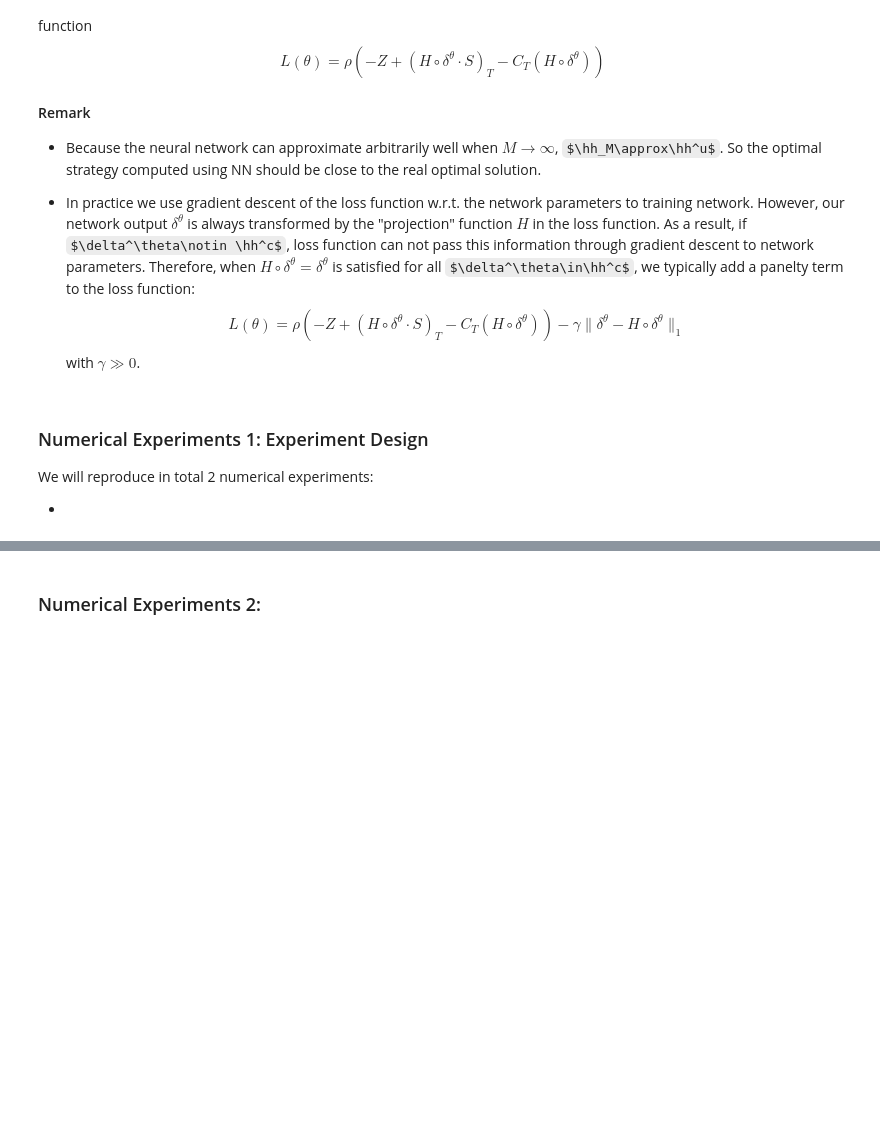
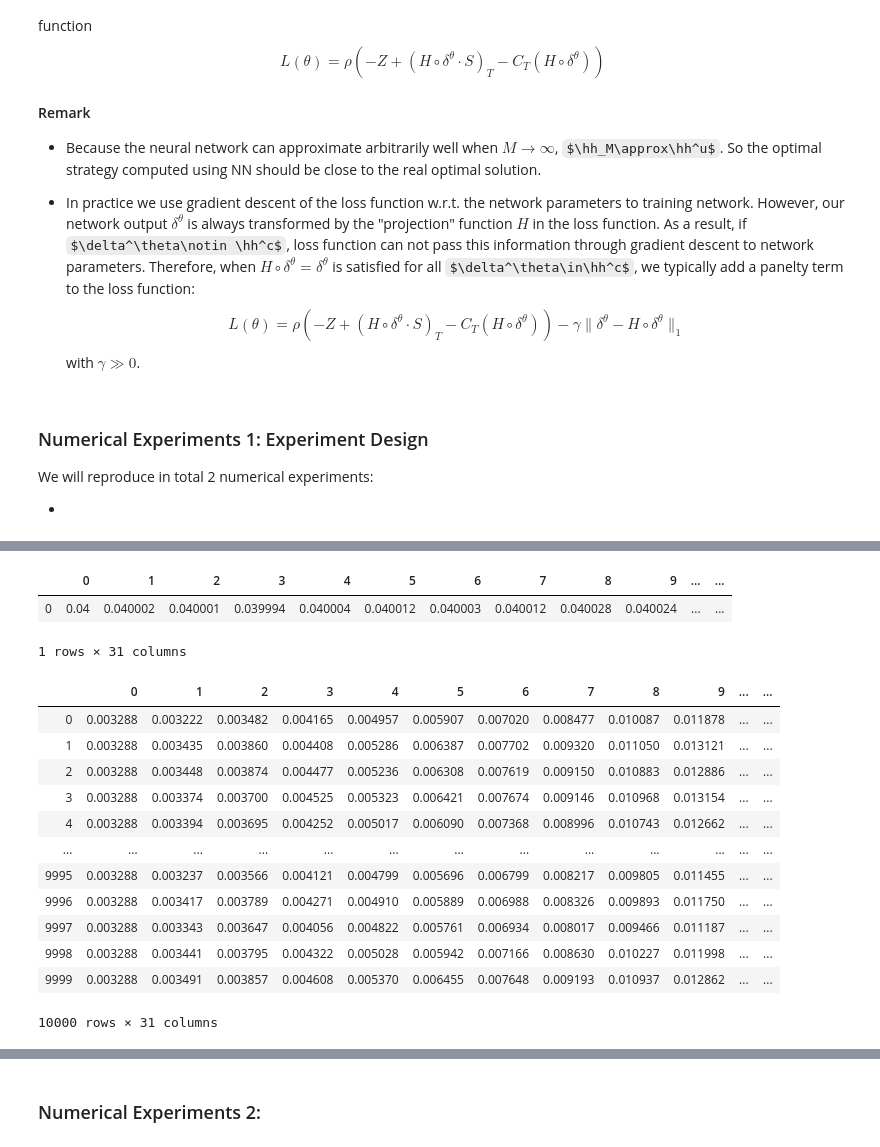
Before and after one commit to CindyLi-Ayi/FE-project, a Jupyter notebook: NSD_FinalProject_LiXinyi_YuYinjie.ipynb, the cells around one changed output, grey strips where cells are left out. Cells and saved outputs as stored; diff of their text form; code cells hidden in the pictures; some formulas as TeX source; blank space fills up the shorter version.

```diff
--- a/NSD_FinalProject_LiXinyi_YuYinjie.ipynb
+++ b/NSD_FinalProject_LiXinyi_YuYinjie.ipynb
@@ -287,0 +345,18 @@ We will reproduce in total 2 numerical experiments:
+# %%
+import numpy as np
+import pandas as pd
+
+# save spot and vol paths from generator to dataframe
+def generate_multi_paths_df(path_generator, num_paths):
+    spot_paths,vol_paths = [], []
+    for i in range(num_paths):
+        sample_path = path_generator.next()
+        value = sample_path.value()
+        spot, vol = value
+        spot_paths.append([x for x in spot])
+        vol_paths.append([x for x in vol])
+    df_spot = pd.DataFrame(spot_paths, columns=time_list)
+    df_vol = pd.DataFrame(vol_paths, columns=time_list)
+    return df_spot, df_vol
+
+df_spot, df_vol = generate_multi_paths_df(path_generator, N_sample)
@@ -287,0 +383,31 @@ We will reproduce in total 2 numerical experiments:
+# %%
+df_vol.mean().to_frame().transpose()
+# %% [output]
+|  | 0 | 1 | 2 | 3 | 4 | 5 | 6 | 7 | 8 | 9 | ... | ... |
+| 0 | 0.04 | 0.040002 | 0.040001 | 0.039994 | 0.040004 | 0.040012 | 0.040003 | 0.040012 | 0.040028 | 0.040024 | ... | ... |
+1 rows × 31 columns
+# %%
+def calculate_variance_swap(v,t):
+    T_minus_t = (T-t)/year_dates
+    l = (v-theta)/kappa*(1-np.exp(-kappa*T_minus_t))+theta*T_minus_t
+    return l
+df_vol_avg = df_vol.cumsum(axis=1)*time_list/year_dates
+T_minus_t =np.zeros((N_sample,1))+(T-np.array(time_list))/year_dates
+df_l = (df_vol-theta)/kappa*(1-np.exp(-kappa*T_minus_t))+theta*T_minus_t
+df_s2 = df_l+df_vol_avg
+# %%
+df_s2
+# %% [output]
+|  | 0 | 1 | 2 | 3 | 4 | 5 | 6 | 7 | 8 | 9 | ... | ... |
+| 0 | 0.003288 | 0.003222 | 0.003482 | 0.004165 | 0.004957 | 0.005907 | 0.007020 | 0.008477 | 0.010087 | 0.011878 | ... | ... |
+| 1 | 0.003288 | 0.003435 | 0.003860 | 0.004408 | 0.005286 | 0.006387 | 0.007702 | 0.009320 | 0.011050 | 0.013121 | ... | ... |
+| 2 | 0.003288 | 0.003448 | 0.003874 | 0.004477 | 0.005236 | 0.006308 | 0.007619 | 0.009150 | 0.010883 | 0.012886 | ... | ... |
+| 3 | 0.003288 | 0.003374 | 0.003700 | 0.004525 | 0.005323 | 0.006421 | 0.007674 | 0.009146 | 0.010968 | 0.013154 | ... | ... |
+| 4 | 0.003288 | 0.003394 | 0.003695 | 0.004252 | 0.005017 | 0.006090 | 0.007368 | 0.008996 | 0.010743 | 0.012662 | ... | ... |
+| ... | ... | ... | ... | ... | ... | ... | ... | ... | ... | ... | ... | ... |
+| 9995 | 0.003288 | 0.003237 | 0.003566 | 0.004121 | 0.004799 | 0.005696 | 0.006799 | 0.008217 | 0.009805 | 0.011455 | ... | ... |
+| 9996 | 0.003288 | 0.003417 | 0.003789 | 0.004271 | 0.004910 | 0.005889 | 0.006988 | 0.008326 | 0.009893 | 0.011750 | ... | ... |
+| 9997 | 0.003288 | 0.003343 | 0.003647 | 0.004056 | 0.004822 | 0.005761 | 0.006934 | 0.008017 | 0.009466 | 0.011187 | ... | ... |
+| 9998 | 0.003288 | 0.003441 | 0.003795 | 0.004322 | 0.005028 | 0.005942 | 0.007166 | 0.008630 | 0.010227 | 0.011998 | ... | ... |
+| 9999 | 0.003288 | 0.003491 | 0.003857 | 0.004608 | 0.005370 | 0.006455 | 0.007648 | 0.009193 | 0.010937 | 0.012862 | ... | ... |
+10000 rows × 31 columns
```
Also changed, not shown: parts of 9 cells of this notebook.
